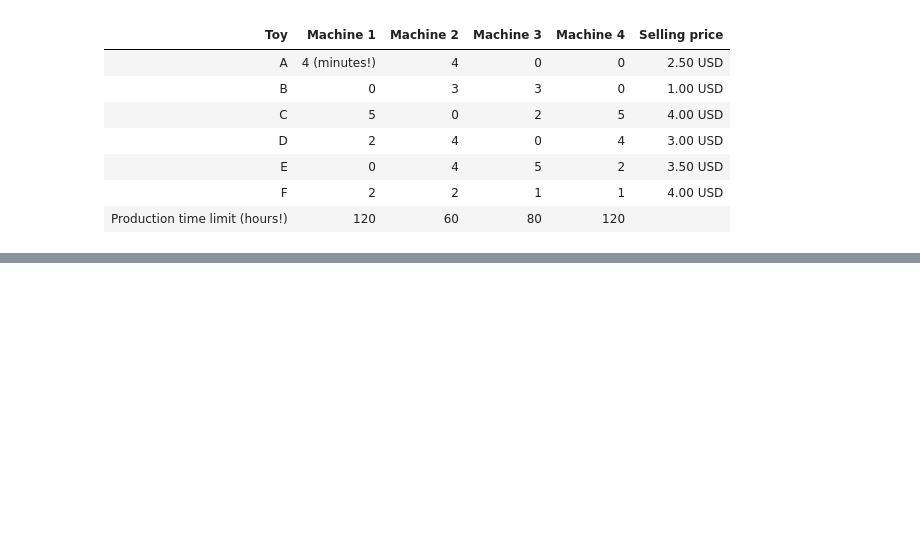
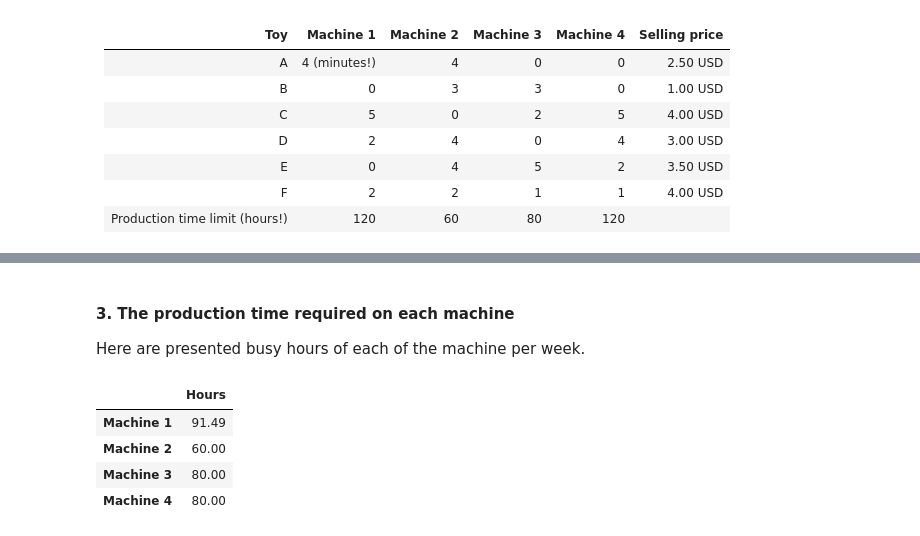
Before and after one commit to AndrewChmutov/operational-research, a Jupyter notebook: simplex/pulp.ipynb, the cells around one changed output, grey strips where cells are left out. Cells and saved outputs as stored; diff of their text form; code cells hidden in the pictures; blank space fills up the shorter version.

```diff
--- a/simplex/pulp.ipynb
+++ b/simplex/pulp.ipynb
@@ -182,0 +467,30 @@ Consider the total and partial values, i.e., considered for each toy A-F separat
+# %% [markdown]
+
+#### 3. The production time required on each machine
+Here are presented busy hours of each of the machine per week.
+# %%
+import numpy as np
+
+
+def make_hours(model: LpProblem, df_machines: pd.Series) -> pd.Series:
+    hours = (
+        np.multiply(
+            df_machines.to_numpy(),
+            np.expand_dims(make_toys_count(model).to_numpy(), axis=1),
+        )
+        .sum(axis=0)
+        .__truediv__(60)
+        .round(2)
+    )
+
+    denormalized = denormalize_name_series(rhs_time)
+    return pd.Series(hours, name="Hours", index=denormalized.index)
+
+
+make_hours(model, df_machines).to_frame()
+# %% [output]
+|  | Hours |
+| Machine 1 | 91.49 |
+| Machine 2 | 60.00 |
+| Machine 3 | 80.00 |
+| Machine 4 | 80.00 |
```
Also changed, not shown: parts of 25 cells of this notebook.
